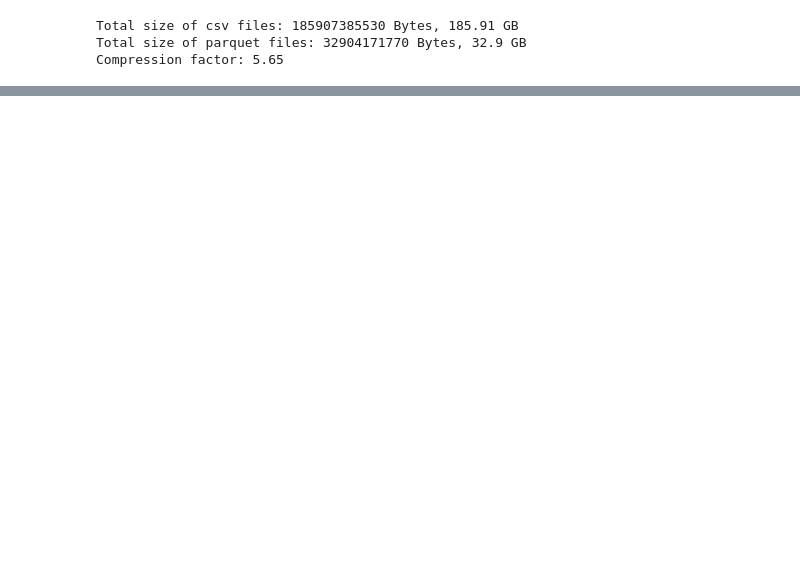
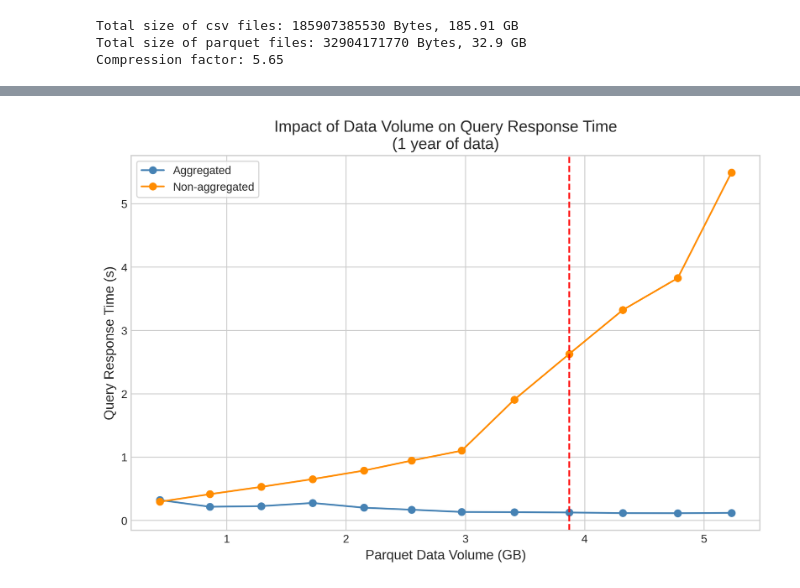
Before and after one commit to OWLcracker/big-data, a Jupyter notebook: notebooks/test_evaluation.ipynb, the cells around one changed output, grey strips where cells are left out. Drawn from its saved outputs; the diff is of its cells as text; code cells hidden in the pictures; blank space fills up the shorter version.

```diff
--- a/notebooks/test_evaluation.ipynb
+++ b/notebooks/test_evaluation.ipynb
@@ -77,0 +147,21 @@ df_result_aggregated
+# %%
+# Filter for 1 year of data
+df_a = df_result_aggregated.where(df_result_aggregated['last_file_index'] <= 11)
+df_b = df_result_non_aggregated.where(df_result_non_aggregated['last_file_index'] <= 11)
+
+x_column_name = 'parquet_size'
+y_column_name = 'avg_req_time'
+
+title = 'Impact of Data Volume on Query Response Time\n(1 year of data)'
+x_label = 'Parquet Data Volume (GB)'
+y_label = 'Query Response Time (s)'
+
+plot_line_graph(x_column_name, y_column_name, title, x_label, y_label, df_a, df_b)
+
+# Add a vertical line where the disk is used for caching for the first time
+disk_used_for_cache = df_b[df_b['disk_usage'] > 0][x_column_name].iloc[0]
+plt.axvline(x=disk_used_for_cache, color='r', linestyle='--')
+
+plt.show()
+# %% [output]
+[figure, added]
```
Also changed, not shown: parts of 21 cells of this notebook, 10 other files.
